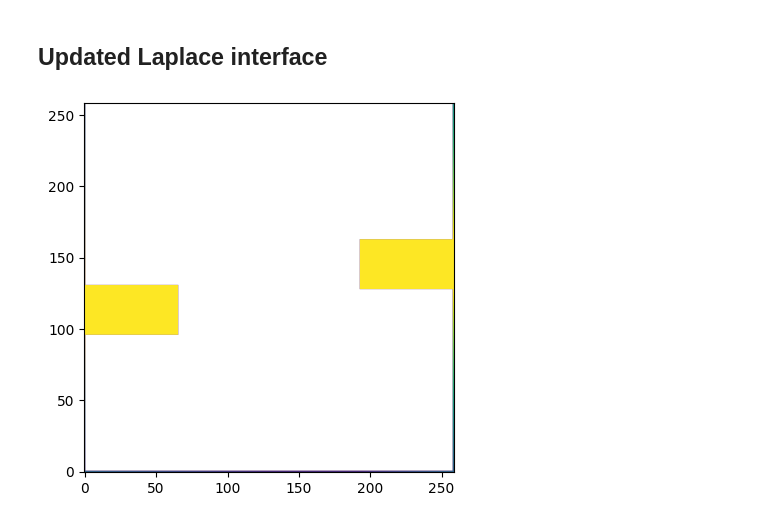
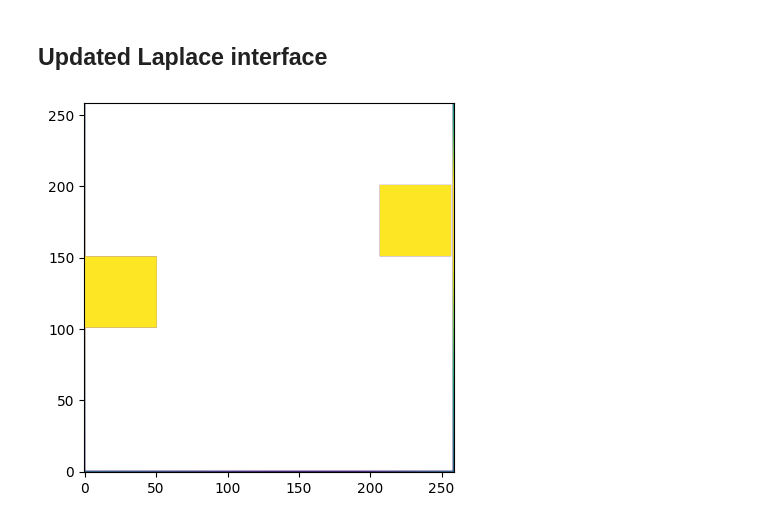
Before and after one commit to robert-wbe/Multigrid-seminar, a Jupyter notebook: test_2.ipynb, the cells around one changed output. Cells and saved outputs as stored; diff of their text form; code cells hidden in the pictures.

```diff
--- a/test_2.ipynb
+++ b/test_2.ipynb
@@ -12,24 +12,24 @@ import matplotlib.pyplot as plt
 # %%
 n = 256
 bc = DirichletBoundaryCondition.empty_w_size(n+1, n+1)
 
 bc.bottom[:n//2] = torch.linspace(13, 5, n//2)
 bc.bottom[n//2:3*n//4] = 5
 bc.bottom[3*n//4:] = torch.linspace(5, 13, n//4+1)
 
 bc.top = 21
 
-bc.left[:3*n//8] = torch.linspace(13, 40, 3*n//8)
-bc.left[3*n//8:n//2+1] = 40
-bc.left[n//2+1:] = torch.linspace(40, 21, n//2)
+bc.left[:100] = torch.linspace(13, 40, 100)
+bc.left[100:150] = 40
+bc.left[150:] = torch.linspace(40, 21, 107)
 
-bc.right[:n//2] = torch.linspace(13, 40, n//2)
-bc.right[n//2:5*n//8+1] = 40
-bc.right[5*n//8+1:] = torch.linspace(40, 21, 3*n//8)
+bc.right[:150] = torch.linspace(13, 40, 150)
+bc.right[150:200] = 40
+bc.right[200:] = torch.linspace(40, 21, 57)
 
-bc[3*n//8-1:n//2+1+1, :n//4+1] = 40
-bc[n//2-1:5*n//8+2, 6*n//8:] = 40
+bc.add_rectangle(50, 50, 40, left=0, bottom=100)
+bc.add_rectangle(50, 50, 40, right=-1, top=200)
 
 bc.show()
 # %% [output]
-[figure, old version]
+[figure, new version]
```
Also changed, not shown: parts of 21 cells of this notebook, 2 other files.
